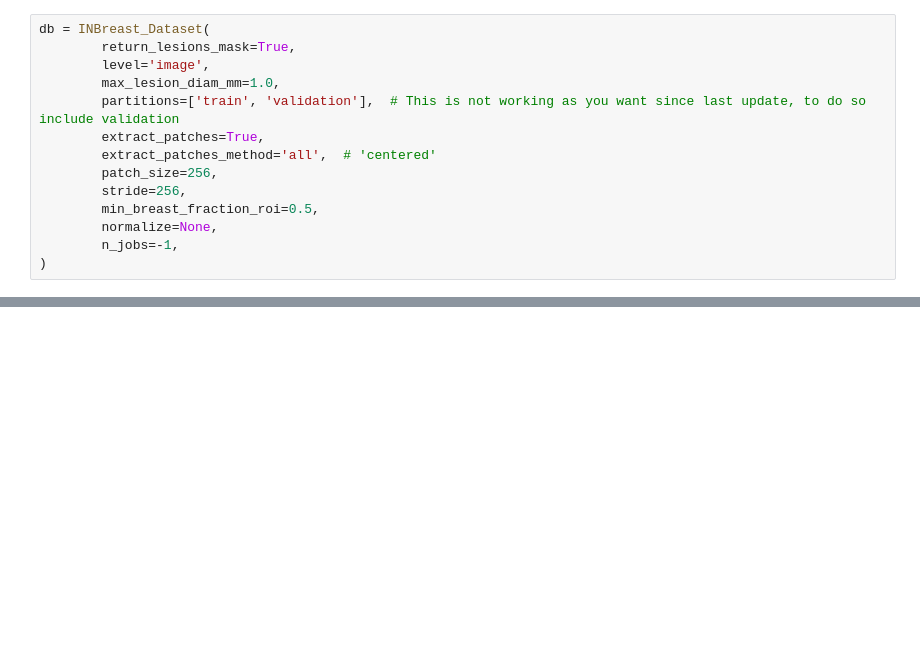
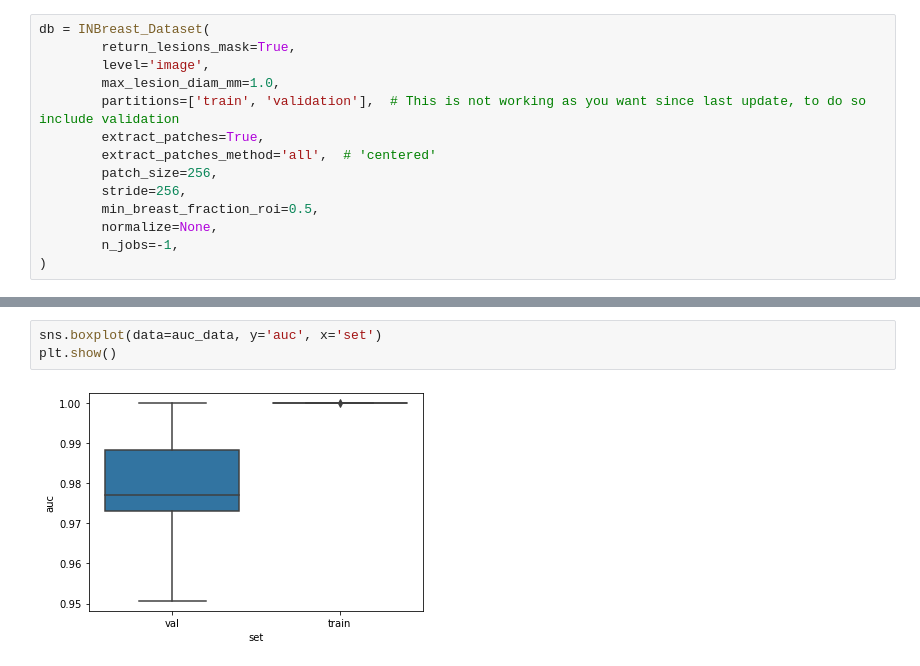
Before and after one commit to joaco18/calc-det, a Jupyter notebook: notebooks/haar_features_selection.ipynb, the cells around one changed output, grey strips where cells are left out. Cells and saved outputs as stored; diff of their text form; blank space fills up the shorter version.

```diff
--- a/notebooks/haar_features_selection.ipynb
+++ b/notebooks/haar_features_selection.ipynb
@@ -662,0 +453,5 @@ def compute_feats(image, kernels):
+# %%
+sns.boxplot(data=auc_data, y='auc', x='set')
+plt.show()
+# %% [output]
+[figure, added]
```
Also changed, not shown: parts of 106 cells of this notebook.
